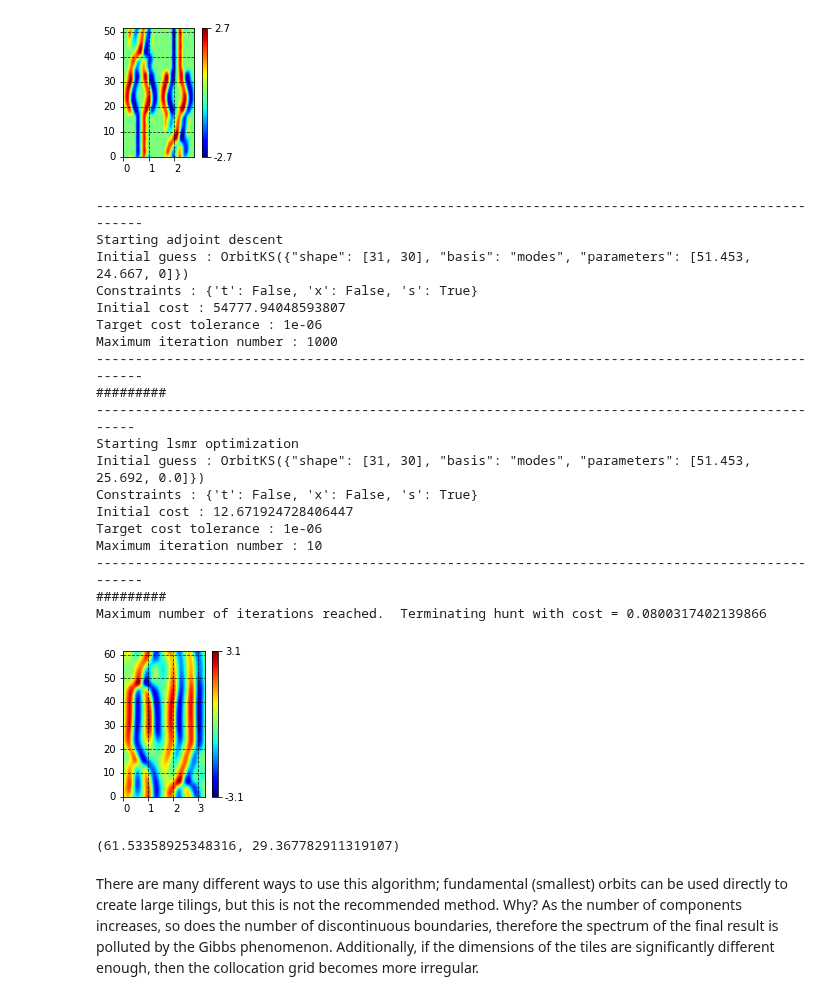
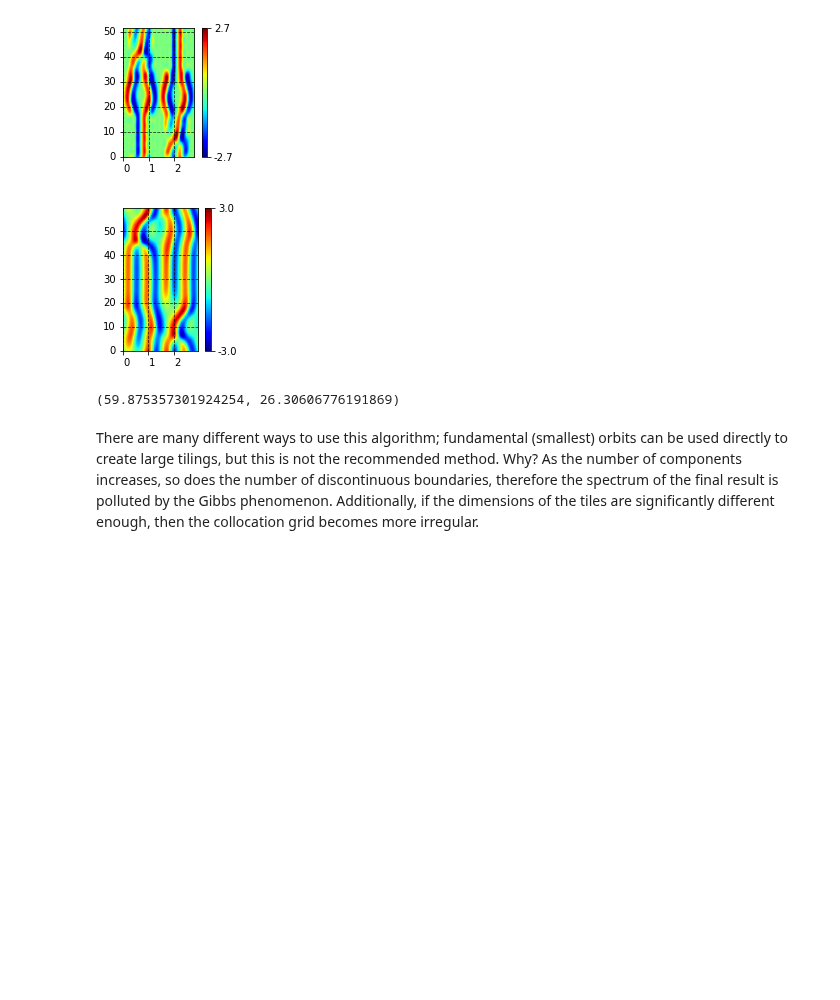
Before and after one commit to chaotic-systems/orbithunter, a Jupyter notebook: notebooks/gluing.ipynb, the cells around one changed output. Saved outputs shown, nothing was run; the diff lists cells and outputs as text; code cells hidden in the pictures; blank space fills up the shorter version.

```diff
--- a/notebooks/gluing.ipynb
+++ b/notebooks/gluing.ipynb
@@ -32,33 +32,14 @@ tiled_orbit.plot(padding=True)
 [figure]
 # %%
 tiling_result = orb.hunt(tiled_orbit.transform(to='modes').resize(32, 32),
-                         maxiter=[1000, 10], methods=('adj', 'lsmr'),
-                         verbose=True, preconditioning=[True, False],
+                         maxiter=[100000, 10], methods=('adj', 'lsmr'),
+                         verbose=False, preconditioning=[True, False],
                          pexp=(2, 2))
 tiling_result.orbit.plot(padding=True)
 print(tiling_result.orbit.dimensions())
 # %% [output]
+[figure, new version]
--------------------------------------------------------------------------------------------------
-Starting adjoint descent
-Initial guess : OrbitKS({"shape": [31, 30], "basis": "modes", "parameters": [51.453, 24.667, 0]})
-Constraints : {'t': False, 'x': False, 's': True}
-Initial cost : 54777.94048593807
-Target cost tolerance : 1e-06
-Maximum iteration number : 1000
--------------------------------------------------------------------------------------------------
-#########
-------------------------------------------------------------------------------------------------
-Starting lsmr optimization
-Initial guess : OrbitKS({"shape": [31, 30], "basis": "modes", "parameters": [51.453, 25.692, 0.0]})
-Constraints : {'t': False, 'x': False, 's': True}
-Initial cost : 12.671924728406447
-Target cost tolerance : 1e-06
-Maximum iteration number : 10
--------------------------------------------------------------------------------------------------
-#########
-Maximum number of iterations reached.  Terminating hunt with cost = 0.0800317402139866
+(59.875357301924254, 26.30606776191869)
-[figure, old version]
-(61.53358925348316, 29.367782911319107)
 # %% [markdown]
 There are many different ways to use this algorithm; fundamental (smallest) orbits can be used directly to create large
 tilings, but this is not the recommended method. Why? As the number of components increases, so does the number of discontinuous boundaries, therefore the spectrum of the final result is polluted by the Gibbs phenomenon. Additionally,
```
Also changed, not shown: parts of 16 cells of this notebook, 16 other files.
